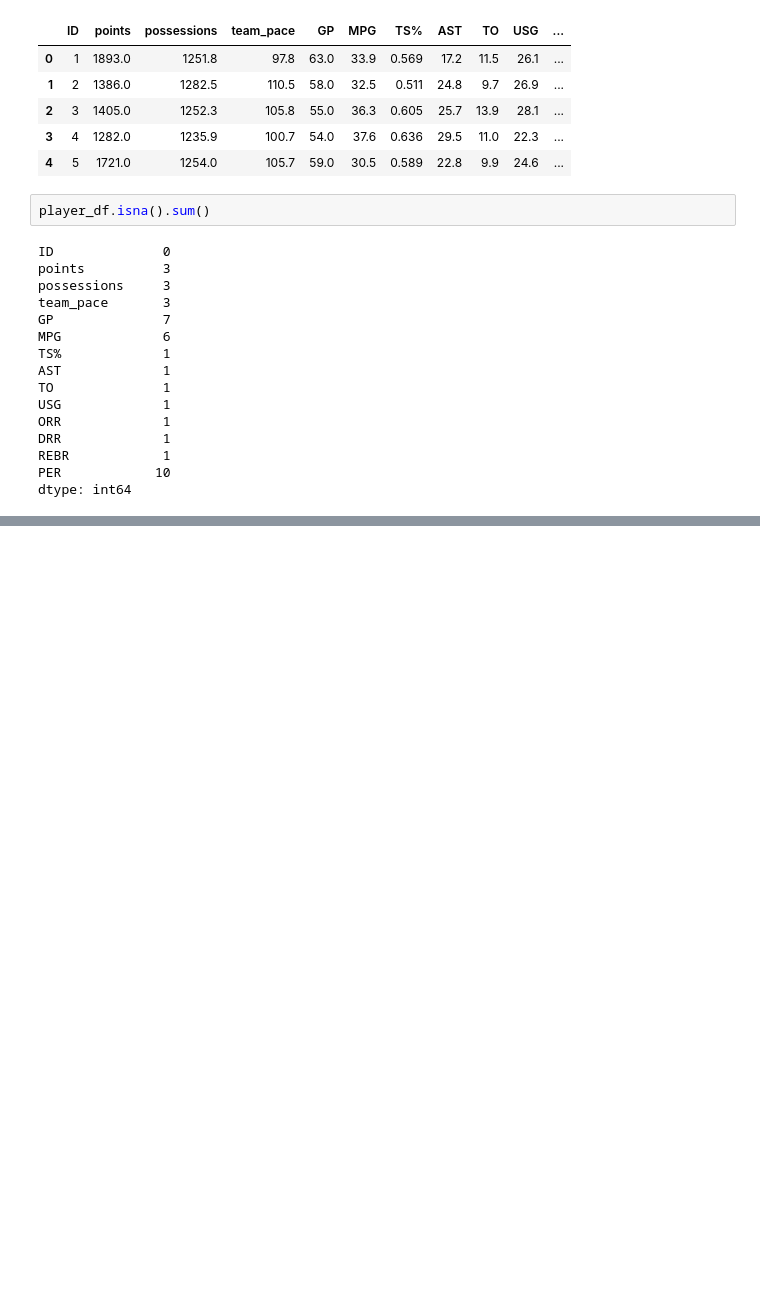
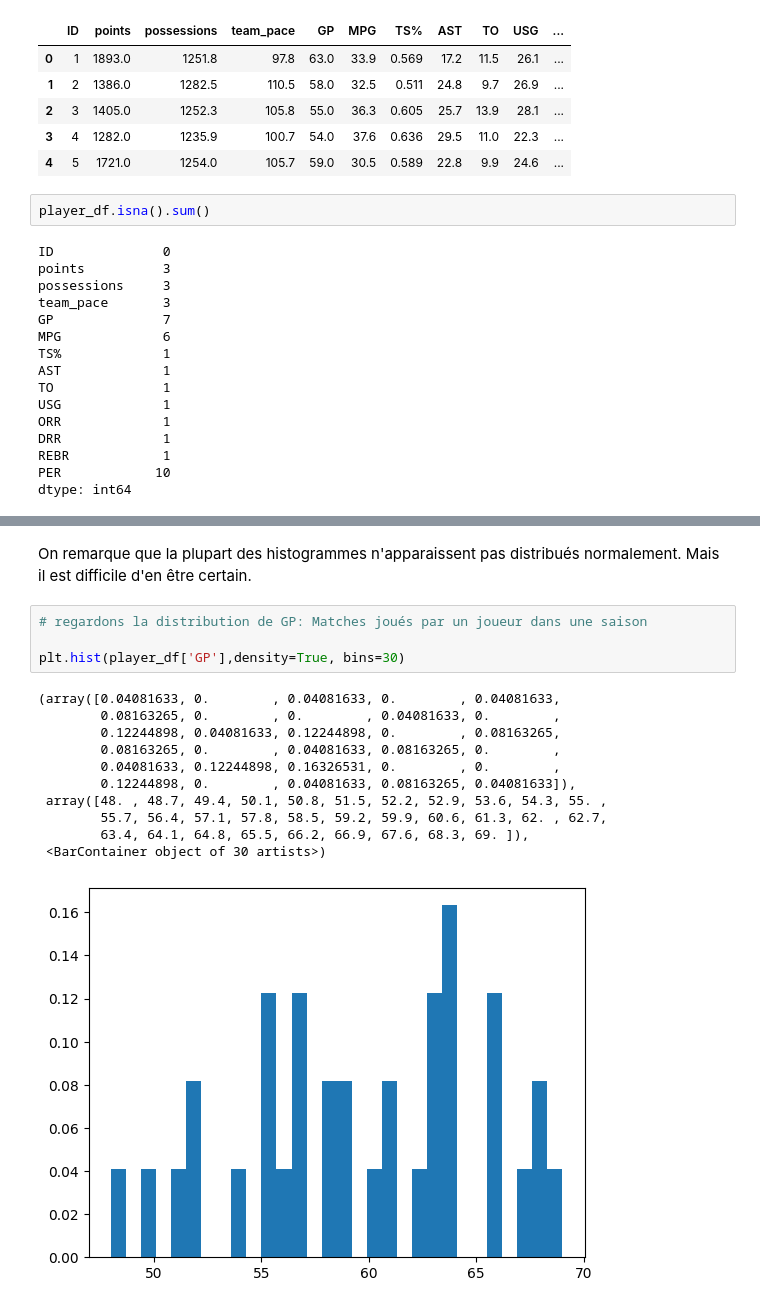
Before and after one commit to CHERIF2001/space-jam-ml, a Jupyter notebook: space-jam.ipynb, the cells around one changed output, grey strips where cells are left out. Cells and saved outputs as stored; diff of their text form; blank space fills up the shorter version.

```diff
--- a/space-jam.ipynb
+++ b/space-jam.ipynb
@@ -153,0 +351,18 @@ dtype: int64
+# %% [markdown]
+On remarque que la plupart des histogrammes n'apparaissent pas distribués normalement. Mais il est difficile d'en être certain.
+# %%
+# regardons la distribution de GP: Matches joués par un joueur dans une saison
+
+plt.hist(player_df['GP'],density=True, bins=30)
+# %% [output]
+(array([0.04081633, 0.        , 0.04081633, 0.        , 0.04081633,
+        0.08163265, 0.        , 0.        , 0.04081633, 0.        ,
+        0.12244898, 0.04081633, 0.12244898, 0.        , 0.08163265,
+        0.08163265, 0.        , 0.04081633, 0.08163265, 0.        ,
+        0.04081633, 0.12244898, 0.16326531, 0.        , 0.        ,
+        0.12244898, 0.        , 0.04081633, 0.08163265, 0.04081633]),
+ array([48. , 48.7, 49.4, 50.1, 50.8, 51.5, 52.2, 52.9, 53.6, 54.3, 55. ,
+        55.7, 56.4, 57.1, 57.8, 58.5, 59.2, 59.9, 60.6, 61.3, 62. , 62.7,
+        63.4, 64.1, 64.8, 65.5, 66.2, 66.9, 67.6, 68.3, 69. ]),
+ <BarContainer object of 30 artists>)
+[figure, added]
```
Also changed, not shown: parts of 20 cells of this notebook.
